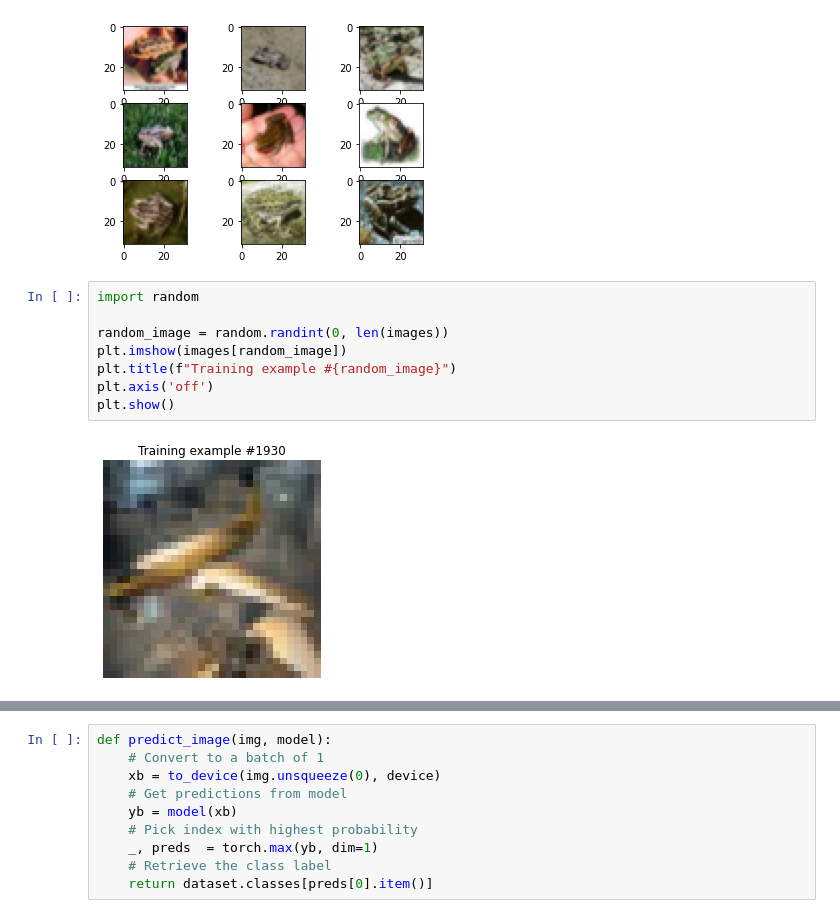
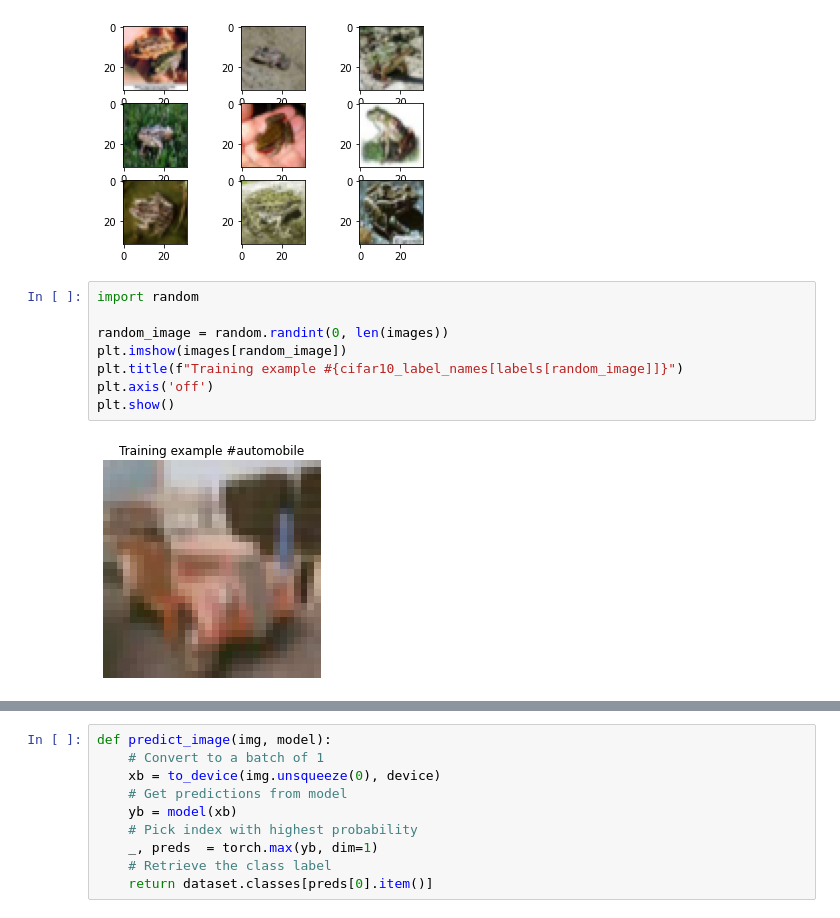
Before and after one commit to ingimar-eyfjord/AAI_exam, a Jupyter notebook: GPU Accelerated.ipynb, the cells around one changed output, grey strips where cells are left out. Cells and saved outputs as stored; diff of their text form.

```diff
--- a/GPU Accelerated.ipynb
+++ b/GPU Accelerated.ipynb
@@ -711,13 +697,13 @@ pyplot.show()
 # %%
 import random
 
 random_image = random.randint(0, len(images))
 plt.imshow(images[random_image])
-plt.title(f"Training example #{random_image}")
+plt.title(f"Training example #{cifar10_label_names[labels[random_image]]}")
 plt.axis('off')
 plt.show()
 # %% [output]
-[figure, old version]
+[figure, new version]
 # %%
 from torch.utils.data import DataLoader, Dataset
 import torchvision.transforms as T
```
Also changed, not shown: parts of 33 cells of this notebook.
